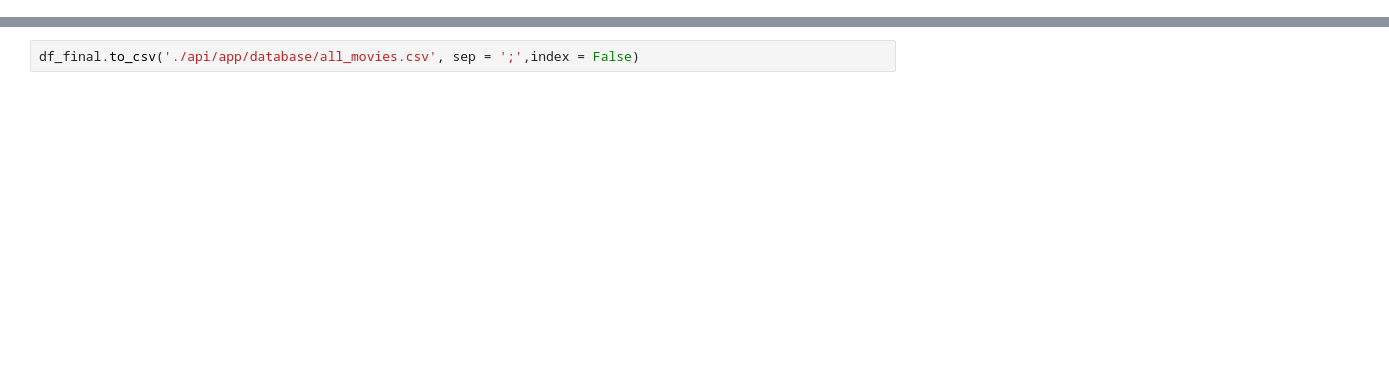
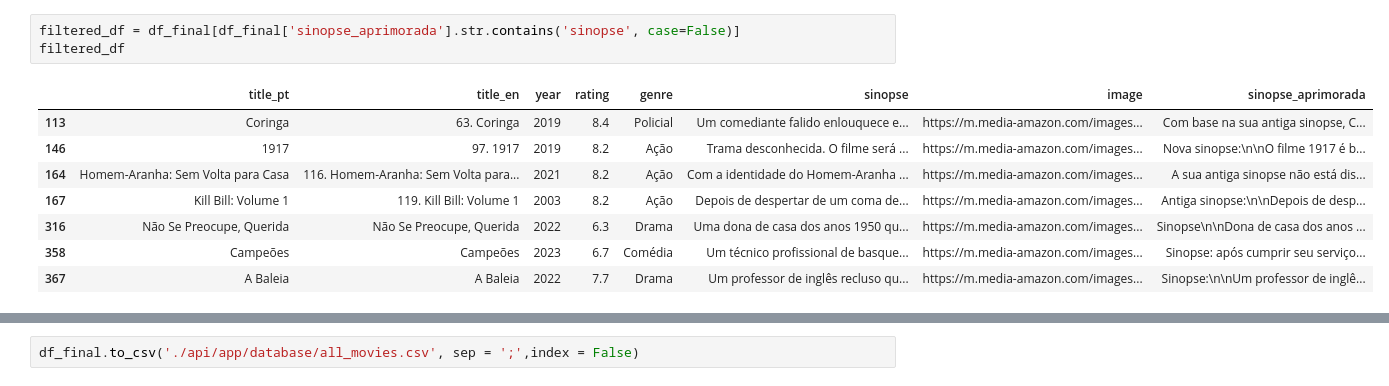
Before and after one commit to KndHvH/movie-recommendator, a Jupyter notebook: gpt_description.ipynb, the cells around one changed output, grey strips where cells are left out. Saved outputs shown, nothing was run; the diff lists cells and outputs as text; blank space fills up the shorter version.

```diff
--- a/gpt_description.ipynb
+++ b/gpt_description.ipynb
@@ -84,0 +103,12 @@ Minha Culpa conta a história de uma jovem mulher que é forçada a deixar sua c
+# %%
+filtered_df = df_final[df_final['sinopse_aprimorada'].str.contains('sinopse', case=False)]
+filtered_df
+# %% [output]
+|  | title_pt | title_en | year | rating | genre | sinopse | image | sinopse_aprimorada |
+| 113 | Coringa | 63. Coringa | 2019 | 8.4 | Policial | Um comediante falido enlouquece e... | https://m.media-amazon.com/images... | Com base na sua antiga sinopse, C... |
+| 146 | 1917 | 97. 1917 | 2019 | 8.2 | Ação | Trama desconhecida. O filme será ... | https://m.media-amazon.com/images... | Nova sinopse:\n\nO filme 1917 é b... |
+| 164 | Homem-Aranha: Sem Volta para Casa | 116. Homem-Aranha: Sem Volta para... | 2021 | 8.2 | Ação | Com a identidade do Homem-Aranha ... | https://m.media-amazon.com/images... | A sua antiga sinopse não está dis... |
+| 167 | Kill Bill: Volume 1 | 119. Kill Bill: Volume 1 | 2003 | 8.2 | Ação | Depois de despertar de um coma de... | https://m.media-amazon.com/images... | Antiga sinopse:\n\nDepois de desp... |
+| 316 | Não Se Preocupe, Querida | Não Se Preocupe, Querida | 2022 | 6.3 | Drama | Uma dona de casa dos anos 1950 qu... | https://m.media-amazon.com/images... | Sinopse\n\nDona de casa dos anos ... |
+| 358 | Campeões | Campeões | 2023 | 6.7 | Comédia | Um técnico profissional de basque... | https://m.media-amazon.com/images... | Sinopse: após cumprir seu serviço... |
+| 367 | A Baleia | A Baleia | 2022 | 7.7 | Drama | Um professor de inglês recluso qu... | https://m.media-amazon.com/images... | Sinopse:\n\nUm professor de inglê... |
```
Also changed, not shown: parts of 27 cells of this notebook, 1 other file.
